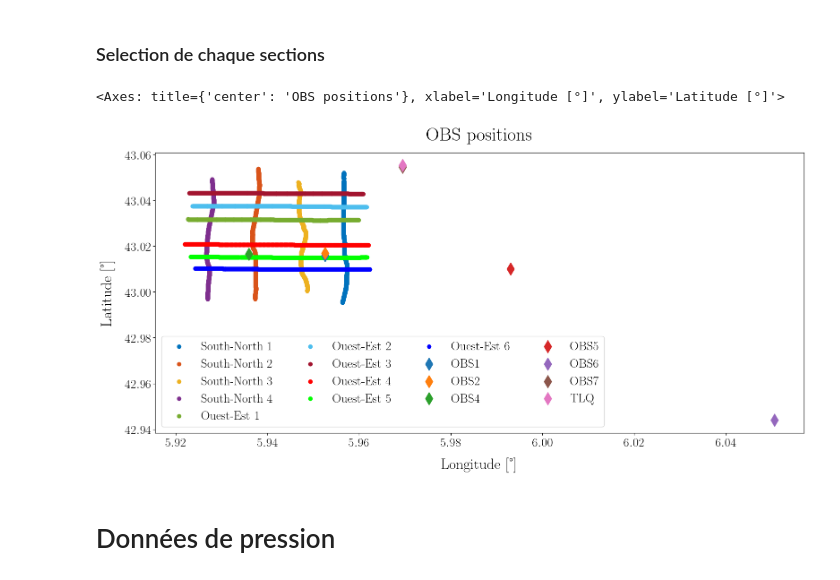
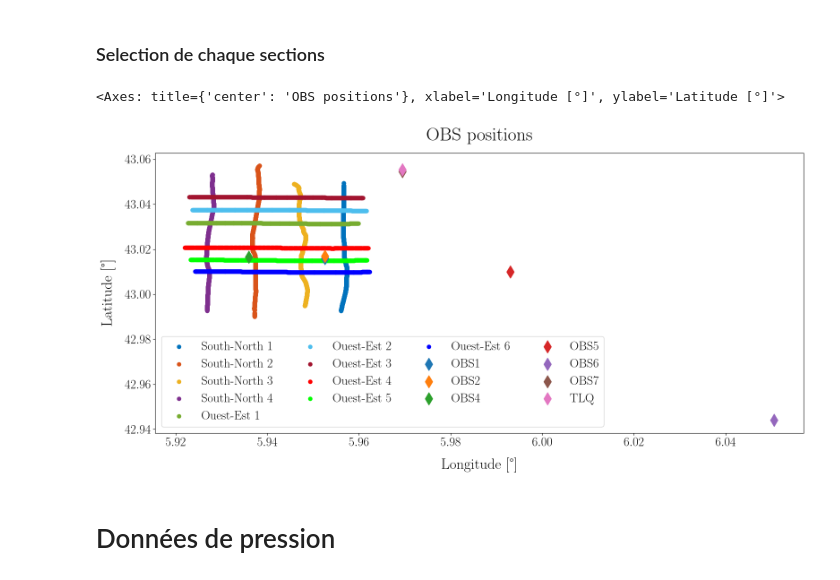
Before and after one commit to BaptisteMGit/ubf_tools, a Jupyter notebook: real_data_analysis/acouplane/src/analyse_portion/portion5/acouplane_select_and_extract_portion5.ipynb, the cells around one changed output. Drawn from its saved outputs; the diff is of its cells as text; code cells hidden in the pictures.

```diff
--- a/real_data_analysis/acouplane/src/analyse_portion/portion5/acouplane_select_and_extract_portion5.ipynb
+++ b/real_data_analysis/acouplane/src/analyse_portion/portion5/acouplane_select_and_extract_portion5.ipynb
@@ -70,20 +70,20 @@ cbar.ax.yaxis.set_major_formatter(mdates.DateFormatter("%H:%M"))
 ### Selection de chaque sections
 # %%
 # Meridional traj
-section_sn1_start = datetime(2026, 2, 25, 9, 50)
-section_sn1_end = datetime(2026, 2, 25, 10, 30)
+section_sn1_start = datetime(2026, 2, 25, 9, 52)
+section_sn1_end = datetime(2026, 2, 25, 10, 32)
 ds_pos_section_sn1 = select_pos_section(section_start=section_sn1_start, section_end=section_sn1_end, ds_pos=ds_pos)
 
-section_sn2_start = datetime(2026, 2, 25, 11, 10)
-section_sn2_end = datetime(2026, 2, 25, 11, 50)
+section_sn2_start = datetime(2026, 2, 25, 11, 5)
+section_sn2_end = datetime(2026, 2, 25, 11, 55)
 ds_pos_section_sn2 = select_pos_section(section_start=section_sn2_start, section_end=section_sn2_end, ds_pos=ds_pos)
 
-section_sn3_start = datetime(2026, 2, 25, 7, 28)
-section_sn3_end = datetime(2026, 2, 25, 8, 3)
+section_sn3_start = datetime(2026, 2, 25, 7, 27)
+section_sn3_end = datetime(2026, 2, 25, 8, 7)
 ds_pos_section_sn3 = select_pos_section(section_start=section_sn3_start, section_end=section_sn3_end, ds_pos=ds_pos)
 
-section_sn4_start = datetime(2026, 2, 25, 8, 48)
-section_sn4_end = datetime(2026, 2, 25, 9, 25)
+section_sn4_start = datetime(2026, 2, 25, 8, 45)
+section_sn4_end = datetime(2026, 2, 25, 9, 28)
 ds_pos_section_sn4 = select_pos_section(section_start=section_sn4_start, section_end=section_sn4_end, ds_pos=ds_pos)
 
 # Zonal traj
@@ -122,34 +122,34 @@ ds_pos_sections = [
     ds_pos_section_oe3,
     ds_pos_section_oe4,
     ds_pos_section_oe5,
     ds_pos_section_oe6,
 ]
 pos_section_label = [
     "South-North 1",
     "South-North 2",
     "South-North 3",
     "South-North 4",
     "Ouest-Est 1",
     "Ouest-Est 2",
     "Ouest-Est 3",
     "Ouest-Est 4",
     "Ouest-Est 5",
     "Ouest-Est 6",
 ]
 fig, ax = plt.subplots()
 
 for i, ds_pos_section in enumerate(ds_pos_sections):
     sc = ax.scatter(
         ds_pos_section.tir_src_lon,
         ds_pos_section.tir_src_lat,
         color=color(i),
         label=pos_section_label[i]
     )
 
 plot_obs_pos(ds_pos_section, ax=ax)
 # %% [output]
 <Axes: title={'center': 'OBS positions'}, xlabel='Longitude [°]', ylabel='Latitude [°]'>
-[figure, old version]
+[figure, new version]
 # %% [markdown]
 # Données de pression
 # %% [markdown]
```
Also changed, not shown: parts of 9 cells of this notebook, 2 other files.
